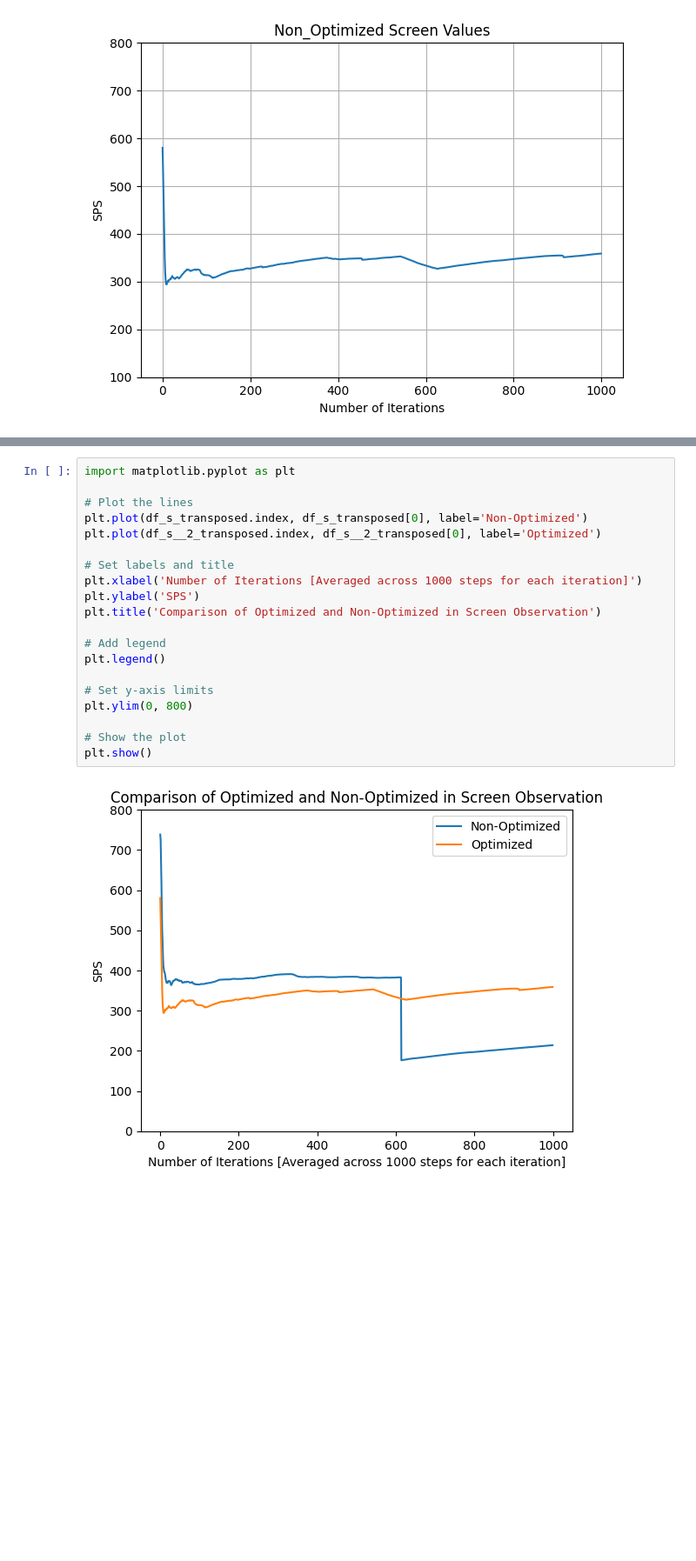
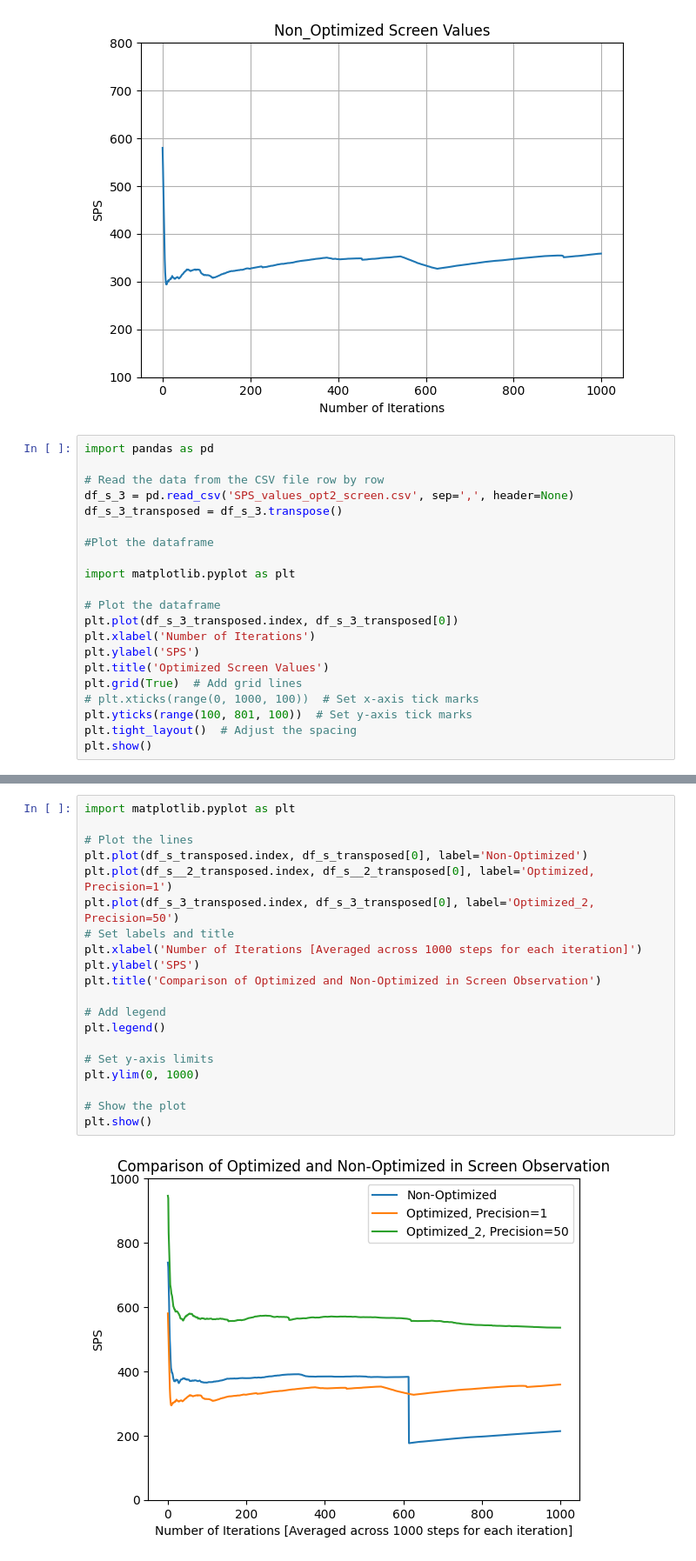
Before and after one commit to machado-research/AgarCL, a Jupyter notebook: plot.ipynb, the cells around one changed output, grey strips where cells are left out. Shown at 87% size. Saved outputs shown, nothing was run; the diff lists cells and outputs as text; blank space fills up the shorter version.

```diff
--- a/plot.ipynb
+++ b/plot.ipynb
@@ -138,3 +156,24 @@ plt.tight_layout()  # Adjust the spacing
 plt.show()
 # %% [output]
 [figure]
+# %%
+import pandas as pd
+
+# Read the data from the CSV file row by row
+df_s_3 = pd.read_csv('SPS_values_opt2_screen.csv', sep=',', header=None)
+df_s_3_transposed = df_s_3.transpose()
+
+#Plot the dataframe
+
+import matplotlib.pyplot as plt
+
+# Plot the dataframe
+plt.plot(df_s_3_transposed.index, df_s_3_transposed[0])
+plt.xlabel('Number of Iterations')
+plt.ylabel('SPS')
+plt.title('Optimized Screen Values')
+plt.grid(True)  # Add grid lines
+# plt.xticks(range(0, 1000, 100))  # Set x-axis tick marks
+plt.yticks(range(100, 801, 100))  # Set y-axis tick marks
+plt.tight_layout()  # Adjust the spacing
+plt.show()
@@ -141,22 +182,22 @@ plt.show()
 # %%
 import matplotlib.pyplot as plt
 
 # Plot the lines
 plt.plot(df_s_transposed.index, df_s_transposed[0], label='Non-Optimized')
-plt.plot(df_s__2_transposed.index, df_s__2_transposed[0], label='Optimized')
-
+plt.plot(df_s__2_transposed.index, df_s__2_transposed[0], label='Optimized, Precision=1')
+plt.plot(df_s_3_transposed.index, df_s_3_transposed[0], label='Optimized_2, Precision=50')
 # Set labels and title
 plt.xlabel('Number of Iterations [Averaged across 1000 steps for each iteration]')
 plt.ylabel('SPS')
 plt.title('Comparison of Optimized and Non-Optimized in Screen Observation')
 
 # Add legend
 plt.legend()
 
 # Set y-axis limits
-plt.ylim(0, 800)
+plt.ylim(0, 1000)
 
 # Show the plot
 plt.show()
 # %% [output]
-[figure, old version]
+[figure, new version]
```
Also changed, not shown: parts of 3 cells of this notebook, 5 other files.
